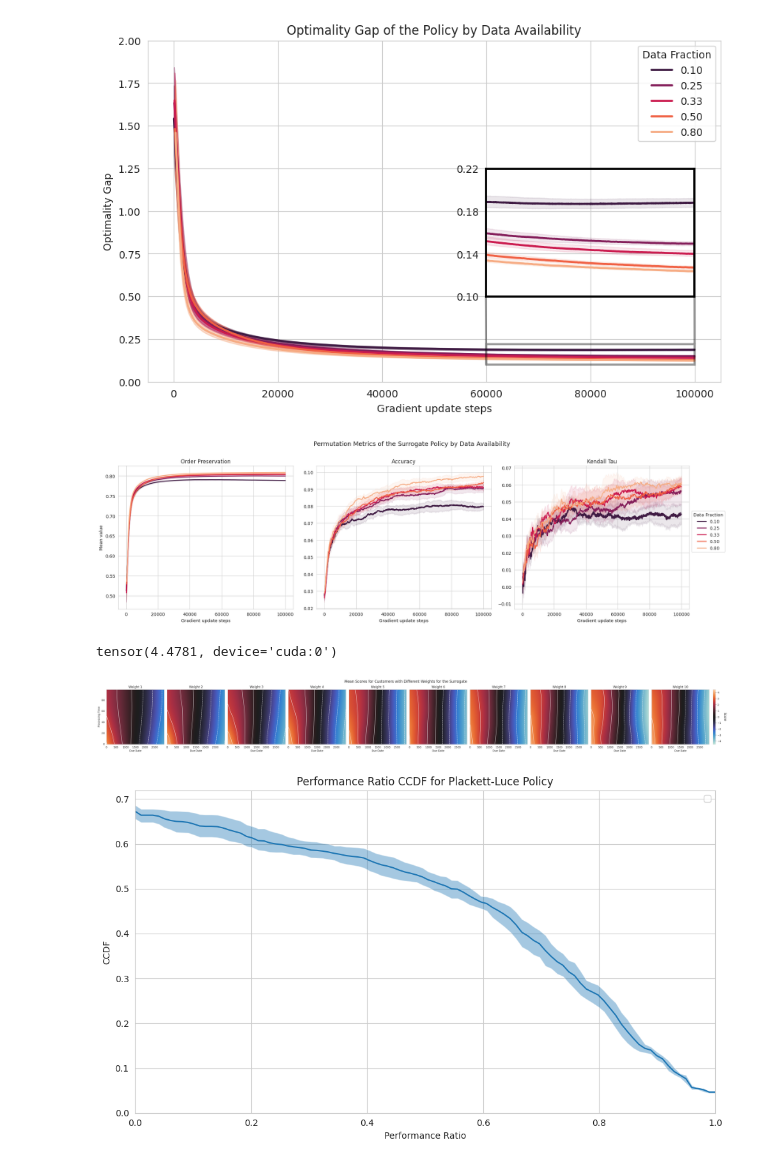
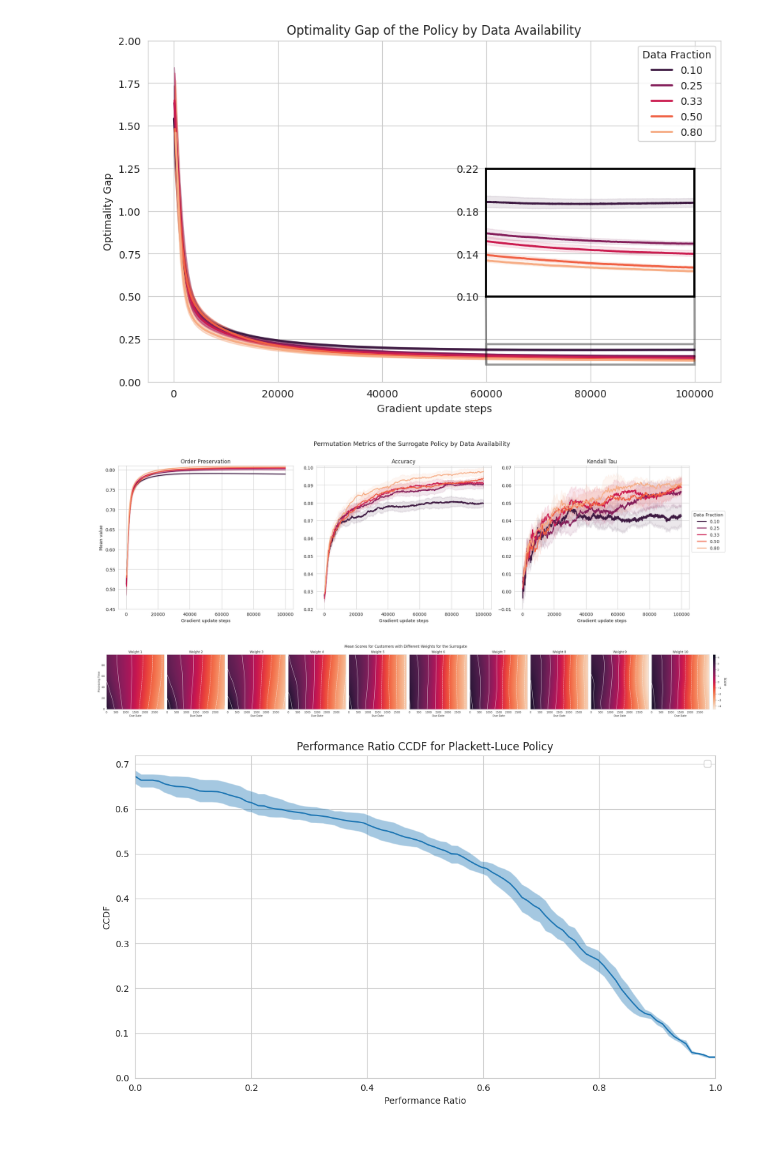
Before and after one commit to DanielGardin/cp-scheduling, a Jupyter notebook: notebooks/04 - Learning from Data.ipynb, the cells around one changed output. Drawn from its saved outputs; the diff is of its cells as text; code cells hidden in the pictures.

```diff
--- a/notebooks/04 - Learning from Data.ipynb
+++ b/notebooks/04 - Learning from Data.ipynb
@@ -82,7 +82,7 @@ fig, ax = plt.subplots(figsize=(10, 6))
 
 colors = sns.color_palette("rocket", n_colors=5)
 
-axins = ax.inset_axes([0.59, 0.25, 0.364, 0.375])  # [x, y, width, height]
+axins = ax.inset_axes((0.59, 0.25, 0.364, 0.375))  # [x, y, width, height]
 ax.indicate_inset_zoom(axins, edgecolor="black", alpha=0.4, linewidth=2)
 
 axins.set_facecolor((0, 0, 0, 0))
@@ -154,6 +154,7 @@ plt.show()
 # %% [output]
 [figure]
 # %%
+axs: Sequence[Axes]
 fig, axs = plt.subplots(ncols=3, figsize=(20, 6))
 
 colors = sns.color_palette("rocket", n_colors=5)
@@ -196,6 +197,10 @@ axs[0].set_title("Order Preservation")
 axs[1].set_title("Accuracy")
 axs[2].set_title("Kendall Tau")
 
+axs[0].set_ylim(0.45, 0.81)
+axs[1].set_ylim(0.02, 0.101)
+axs[2].set_ylim(-0.01, 0.071)
+
 axs[-1].legend(title="Data Fraction", loc='upper left', bbox_to_anchor=(1, 0.7))
 plt.tight_layout()
 
@@ -205,7 +210,7 @@ plt.suptitle("Permutation Metrics of the Surrogate Policy by Data Availability",
 plt.savefig("notebooks/figures/bc/permutation_metrics.pdf", dpi=300)
 plt.show()
 # %% [output]
-[figure, old version]
+[figure, new version]
 # %%
 list_instances: list[DataFrame]
 instance_info: DataFrame
@@ -312,10 +317,6 @@ mean_score /= n_models
 
 torch.cuda.empty_cache()
 scores = mean_score.cpu().numpy()
-# %%
-mean_score.max()
-# %% [output]
-tensor(4.4781, device='cuda:0')
 # %%
 plt.figure(figsize=(50, 4))
 
@@ -326,35 +327,35 @@ max_value =  4.5
 
 for weight in range(1, 11):
     ax = plt.subplot(1, 10, weight)
 
     customers = customer_information.index[customer_information['weight_original'] == weight].to_numpy()
 
     grid = scores[customers, :, :].mean(axis=0)
-    ax.imshow(grid, cmap='icefire', aspect='auto', vmin=min_value, vmax=max_value)
+    ax.imshow(grid, cmap='rocket_r', aspect='auto', vmin=min_value, vmax=max_value)
     ax.contour(grid, colors='white', linewidths=1, levels=np.linspace(min_value, max_value, 10))
 
     ax.set_xlabel('Due Date')
     ax.set_title(f'Weight {weight}')
     ax.grid(False)
 
     ax.invert_yaxis()
 
     if weight == 1:
         ax.set_ylabel('Processing Time')
     else:
         ax.set_yticks([])
 
 cbar = plt.colorbar(ax.images[0], ax=plt.gcf().get_axes(), pad=0.005)
 
 cbar.set_label('Score', rotation=270, fontsize=12, labelpad=20)
 
 plt.suptitle('Mean Scores for Customers with Different Weights for the Surrogate', fontsize=14, x=0.45)
 
 plt.savefig("notebooks/figures/bc/scores.pdf", dpi=300)
 
 plt.show()
 # %% [output]
-[figure, old version]
+[figure, new version]
 # %%
 n_repeats = 100
 
```
Also changed, not shown: parts of 2 cells of this notebook, 4 other files.
